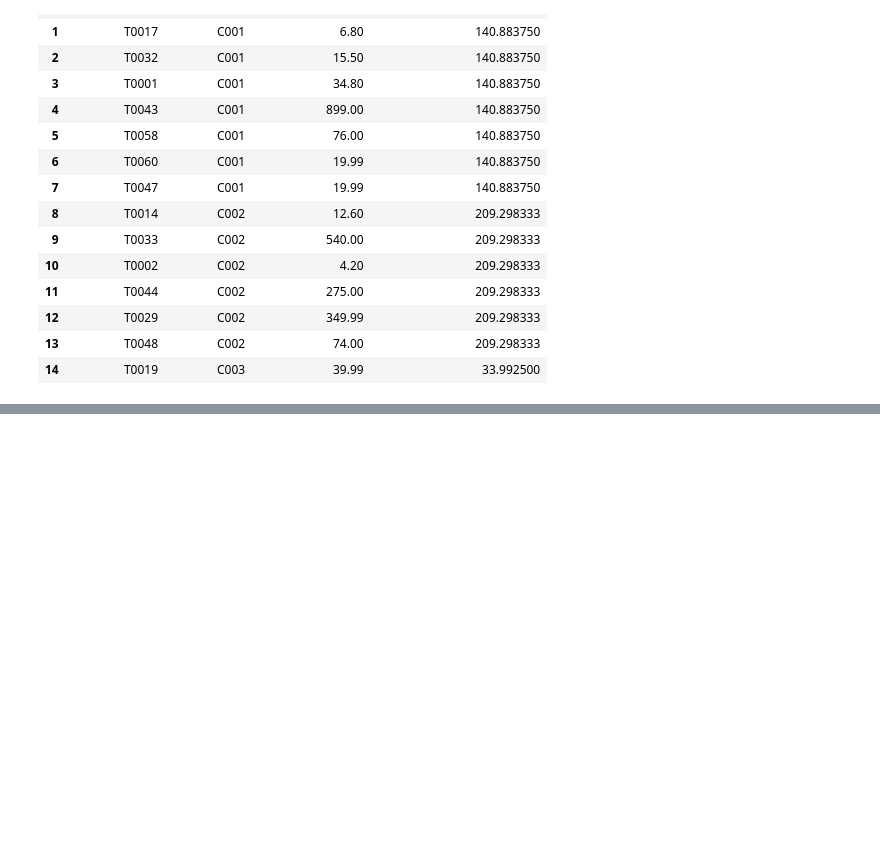
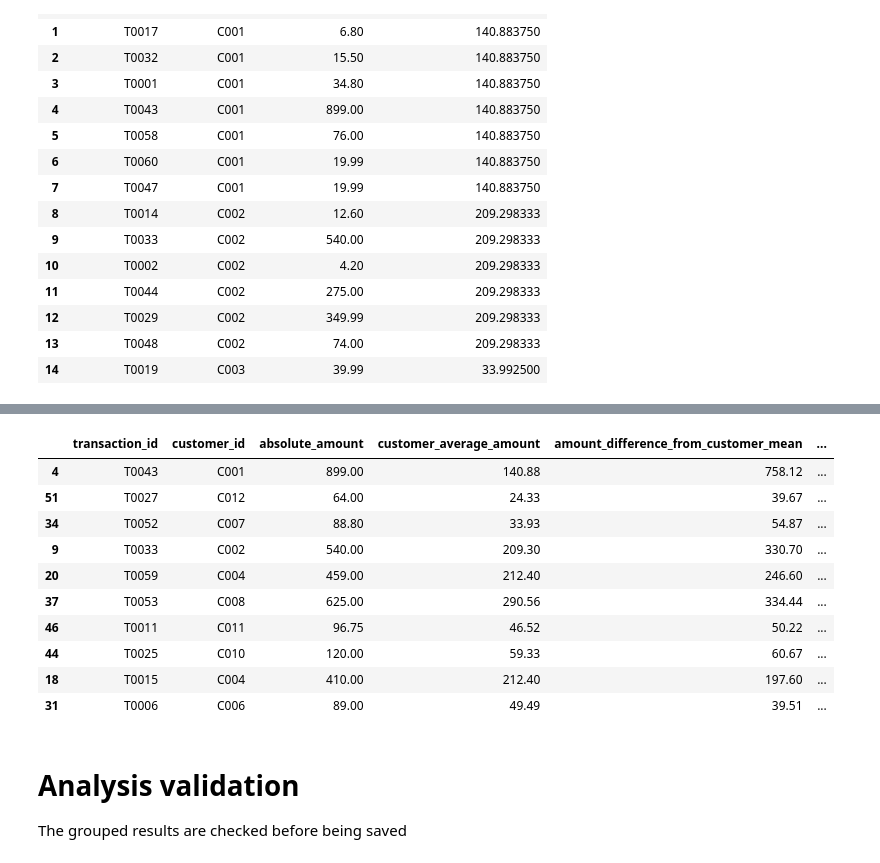
Before and after one commit to glezirene/transaction-intelligence, a Jupyter notebook: notebooks/05_business_analysis.ipynb, the cells around one changed output, grey strips where cells are left out. Saved outputs shown, nothing was run; the diff lists cells and outputs as text; code cells hidden in the pictures; blank space fills up the shorter version.

```diff
--- a/notebooks/05_business_analysis.ipynb
+++ b/notebooks/05_business_analysis.ipynb
@@ -817,0 +939,31 @@ KeyError: "['customers_transaction_count'] not in index"
+# %%
+transactions[
+    [
+        "transaction_id",
+        "customer_id",
+        "absolute_amount",
+        "customer_average_amount",
+        "amount_difference_from_customer_mean",
+        "amount_ratio_to_customer_mean",
+        "share_of_customer_activity",
+    ]
+].sort_values(
+    "amount_ratio_to_customer_mean",
+    ascending=False,
+).head(10)
+# %% [output]
+|  | transaction_id | customer_id | absolute_amount | customer_average_amount | amount_difference_from_customer_mean | ... |
+| 4 | T0043 | C001 | 899.00 | 140.88 | 758.12 | ... |
+| 51 | T0027 | C012 | 64.00 | 24.33 | 39.67 | ... |
+| 34 | T0052 | C007 | 88.80 | 33.93 | 54.87 | ... |
+| 9 | T0033 | C002 | 540.00 | 209.30 | 330.70 | ... |
+| 20 | T0059 | C004 | 459.00 | 212.40 | 246.60 | ... |
+| 37 | T0053 | C008 | 625.00 | 290.56 | 334.44 | ... |
+| 46 | T0011 | C011 | 96.75 | 46.52 | 50.22 | ... |
+| 44 | T0025 | C010 | 120.00 | 59.33 | 60.67 | ... |
+| 18 | T0015 | C004 | 410.00 | 212.40 | 197.60 | ... |
+| 31 | T0006 | C006 | 89.00 | 49.49 | 39.51 | ... |
+# %% [markdown]
+# Analysis validation
+
+The grouped results are checked before being saved
```
Also changed, not shown: parts of 13 cells of this notebook.
